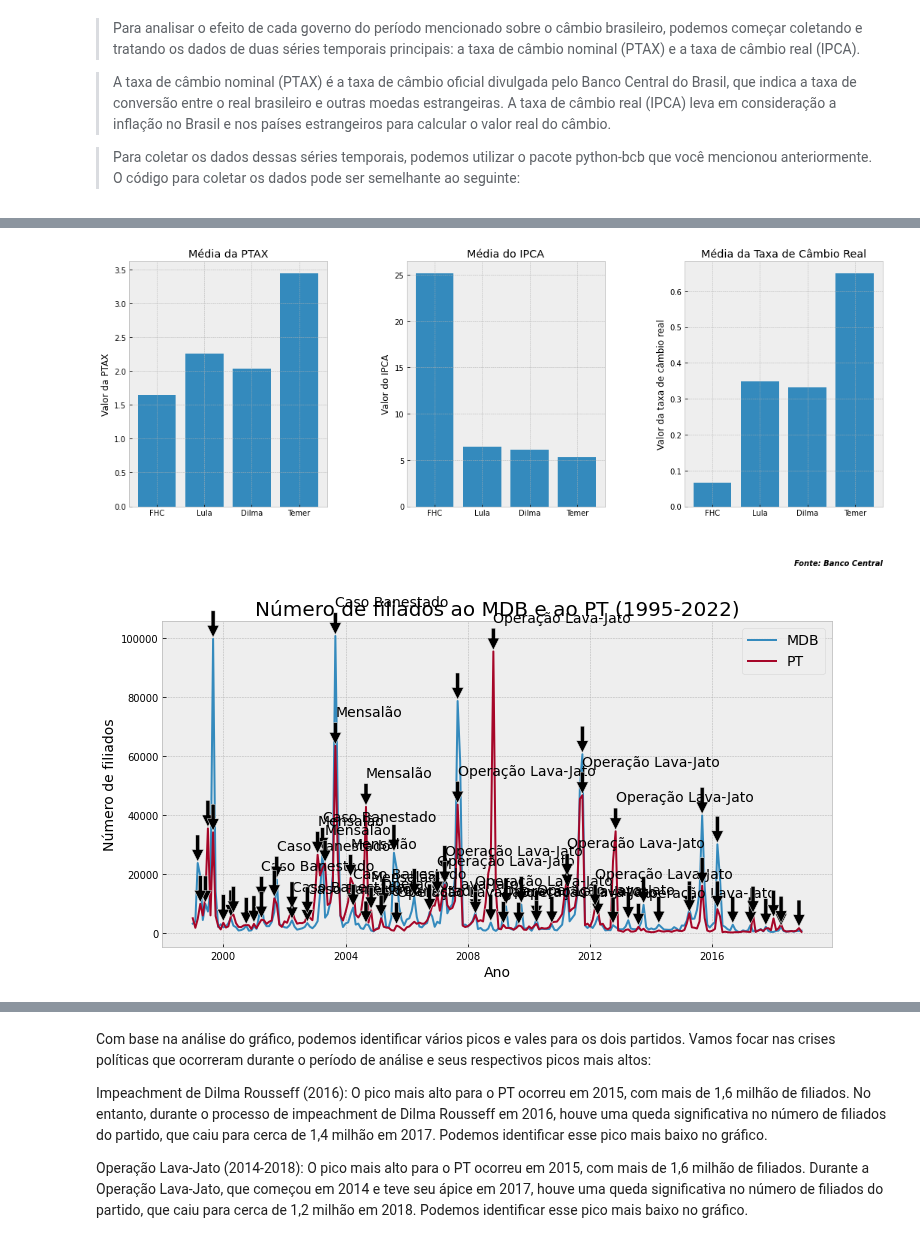
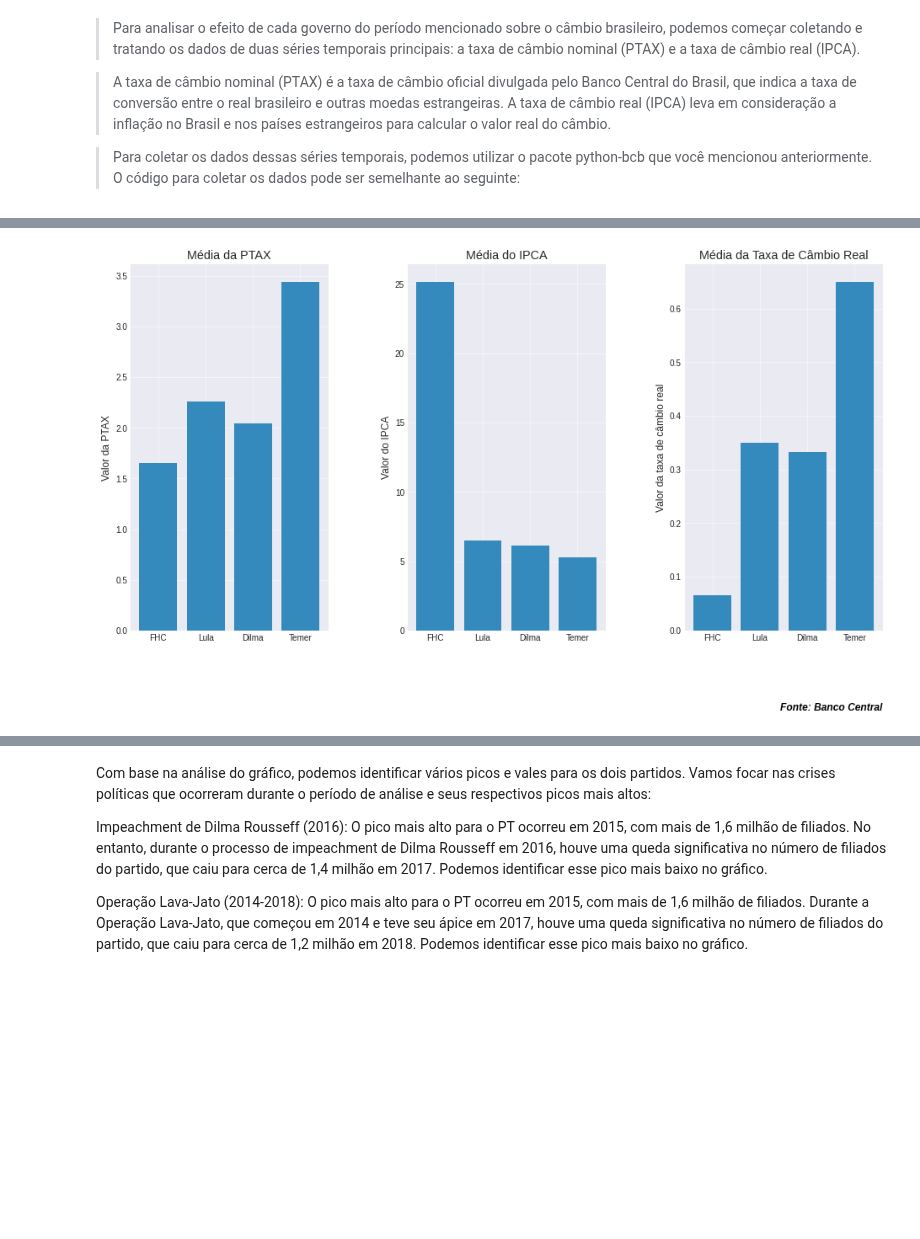
Before and after one commit to Leonardo-Dias-Up/Leonardo-Dias-Up, a Jupyter notebook: Economia_Brasileira_II.ipynb, the cells around one changed output, grey strips where cells are left out. Cells and saved outputs as stored; diff of their text form; code cells hidden in the pictures; blank space fills up the shorter version.

```diff
--- a/Economia_Brasileira_II.ipynb
+++ b/Economia_Brasileira_II.ipynb
@@ -26,9 +8,9 @@ Successfully installed ipeadatapy-0.1.9
 # %%
 import pandas as pd
 import numpy as np
-%matplotlib inline
 import matplotlib.pyplot as plt
 import matplotlib as mpl
+from matplotlib.dates import AutoDateLocator
 from scipy.signal import find_peaks
 from bcb import sgs
 from bcb import currency
@@ -42,7 +24,8 @@ from statsmodels.tsa.api import VAR
 from google.colab import auth
 from google.cloud import bigquery
 from google.oauth2 import service_account
-mpl.style.use('bmh')
+from sklearn.preprocessing import MinMaxScaler
+plt.style.use('seaborn-darkgrid')
 # %% [markdown]
 
 > Para analisar o efeito de cada governo do período mencionado sobre o câmbio brasileiro, podemos começar coletando e tratando os dados de duas séries temporais principais: a taxa de câmbio nominal (PTAX) e a taxa de câmbio real (IPCA).
@@ -56,24 +39,33 @@ ptax = sgs.get(10813, start='1995-01-01', end='2018-12-31')
 ptax = ptax.rename(columns={'10813':'ptax'})
 ptax = ptax.resample('M').last()
 ptax = ptax[1:]
+ptax.index = pd.to_datetime(ptax.index)
+ptax['mes_ano'] = ptax.index.to_period('M')
 
 # Coleta os dados do IPCA
 ipca = sgs.get(13522, start='1995-01-01', end='2018-12-31')
 ipca = ipca.rename(columns={'13522':'ipca'})
+ipca.index = pd.to_datetime(ipca.index)
+ipca['mes_ano'] = ipca.index.to_period('M')
 
 # Coleta os dados da Meta Selic
 selic_meta = sgs.get('432', '1999-01-01', '2018-12-31')
 selic_meta = selic_meta.resample('M').mean()
 selic_meta = selic_meta.rename(columns={'432': 'selic_meta'})
+selic_meta.index = pd.to_datetime(selic_meta.index)
+selic_meta['mes_ano'] = selic_meta.index.to_period('M')
 
 # Coleta os dados do IBC-Br - índice real (2002=100)
 ibc = sgs.get('24364', '2003-01-01', '2018-12-31') # sazonalizada 24363
 ibc = ibc.rename(columns={'24364': 'ibc'})
+ibc.index = pd.to_datetime(ibc.index)
+ibc['mes_ano'] = ibc.index.to_period('M')
 
 # Coleta os dados da taxa de desemprego utilizando a função timeseries da biblioteca ipeadatapy
 desemprego = idpy.timeseries("SEADE12_TDTGSP12")
 desemprego = desemprego[(desemprego.index.year >= 1999) & (desemprego.index.year <= 2018)][['VALUE ((%))']].rename(columns= {'VALUE ((%))':'desemprego'})
-desemprego = desemprego.rename_axis('Date')
+desemprego.index = pd.to_datetime(desemprego.index)
+desemprego['mes_ano'] = desemprego.index.to_period('M')
 # %%
 # Configurar o cliente do BigQuery
 credentials = service_account.Credentials.from_service_account_file(r"/content/drive/MyDrive/Colab Notebooks/TCC/bigquey-chave.json")
@@ -224,82 +206,35 @@ real_means = {
 }
 # %%
 # Cria uma figura com duas subplots
-fig, (ax1, ax2, ax3) = plt.subplots(1, 3, figsize=(18, 6))
+fig, (ax1, ax2, ax3) = plt.subplots(1, 3, figsize=(16, 8))
 
 # Plota o gráfico de barras da média da PTAX na primeira subplot
 ax1.bar(range(len(ptax_means)), list(ptax_means.values()), align='center')
 ax1.set_xticks(range(len(ptax_means)))
 ax1.set_xticklabels(list(ptax_means.keys()))
 ax1.set_title('Média da PTAX')
 ax1.set_ylabel('Valor da PTAX')
 
 # Plota o gráfico de barras da média do IPCA na segunda subplot
 ax2.bar(range(len(ipca_means)), list(ipca_means.values()), align='center')
 ax2.set_xticks(range(len(ipca_means)))
 ax2.set_xticklabels(list(ipca_means.keys()))
 ax2.set_title('Média do IPCA')
 ax2.set_ylabel('Valor do IPCA')
 
 # Define o espaço entre os gráficos
 
 ax3.bar(range(len(real_means)), list(real_means.values()), align='center')
 ax3.set_xticks(range(len(real_means)))
 ax3.set_xticklabels(list(real_means.keys()))
 ax3.set_title('Média da Taxa de Câmbio Real')
 ax3.set_ylabel('Valor da taxa de câmbio real')
 
 # Adiciona a fonte dos dados
-plt.annotate('Fonte: Banco Central', xy=(1, -0.2), xycoords='axes fraction', fontsize=10, ha='right', va='center', annotation_clip=False, textcoords='offset points', xytext=(0, -10), fontstyle='italic', fontweight='bold', color='black', bbox=dict(boxstyle='round,pad=0.5', fc='white', ec='white', lw=2))
+plt.annotate('Fonte: Banco Central', xy=(1, -0.2), xycoords='axes fraction', fontsize=12, ha='right', va='center', annotation_clip=False, textcoords='offset points', xytext=(0, -5), fontstyle='italic', fontweight='bold', color='black', bbox=dict(boxstyle='round,pad=0.5', fc='white', ec='white', lw=2))
 
 plt.subplots_adjust(wspace=0.4)
 
 plt.show()
 # %% [output]
-[figure, old version]
+[figure, new version]
-# %%
-import matplotlib.pyplot as plt
-from scipy.signal import find_peaks
-
-# Plotando as séries temporais para MDB e PT
-fig, ax = plt.subplots(figsize=(12, 6))
-
-ax.plot(total_filiados_por_partido.index, total_filiados_por_partido['MDB'], label='MDB', linewidth=2)
-ax.plot(total_filiados_por_partido.index, total_filiados_por_partido['PT'], label='PT', linewidth=2)
-
-# Configurando o eixo x
-ax.set_xlabel('Ano', fontsize=14)
-
-# Configurando o eixo y
-ax.set_ylabel('Número de filiados', fontsize=14)
-
-# Configurando o título do gráfico
-ax.set_title('Número de filiados ao MDB e ao PT (1995-2022)', fontsize=20)
-
-# Configurando a legenda
-ax.legend(fontsize=14)
-
-# Adicionando anotações nos picos e vales
-mdb_peaks, _ = find_peaks(total_filiados_por_partido['MDB'], prominence=1000)
-pt_peaks, _ = find_peaks(total_filiados_por_partido['PT'], prominence=1000)
-
-for peak in mdb_peaks:
-    if pd.to_datetime('2001-01-01') <= total_filiados_por_partido.index[peak] <= pd.to_datetime('2004-12-31'):
-        ax.annotate('Caso Banestado', xy=(total_filiados_por_partido.index[peak], total_filiados_por_partido['MDB'][peak]), xytext=(total_filiados_por_partido.index[peak], total_filiados_por_partido['MDB'][peak] + 10000), fontsize=14, arrowprops=dict(facecolor='black', shrink=0.05))
-    else:
-        ax.annotate('', xy=(total_filiados_por_partido.index[peak], total_filiados_por_partido['MDB'][peak]), xytext=(total_filiados_por_partido.index[peak], total_filiados_por_partido['MDB'][peak] + 10000), arrowprops=dict(facecolor='black', shrink=0.05))
-
-for peak in pt_peaks:
-    if pd.to_datetime('2005-01-01') <= total_filiados_por_partido.index[peak] <= pd.to_datetime('2013-12-31'):
-        ax.annotate('Operação Lava-Jato', xy=(total_filiados_por_partido.index[peak], total_filiados_por_partido['PT'][peak]), xytext=(total_filiados_por_partido.index[peak], total_filiados_por_partido['PT'][peak] + 10000), fontsize=14, arrowprops=dict(facecolor='black', shrink=0.05))
-    elif pd.to_datetime('2003-01-01') <= total_filiados_por_partido.index[peak] <= pd.to_datetime('2005-04-30'):
-        ax.annotate('Mensalão', xy=(total_filiados_por_partido.index[peak], total_filiados_por_partido['PT'][peak]), xytext=(total_filiados_por_partido.index[peak], total_filiados_por_partido['PT'][peak] + 10000), fontsize=14, arrowprops=dict(facecolor='black', shrink=0.05))
-    else:
-        ax.annotate('', xy=(total_filiados_por_partido.index[peak], total_filiados_por_partido['PT'][peak]), xytext=(total_filiados_por_partido.index[peak], total_filiados_por_partido['PT'][peak] + 10000), arrowprops=dict(facecolor='black', shrink=0.05))
-
-# Atualizando a legenda com as novas legendas para as crises políticas
-ax.legend(fontsize=14)
-
-# Mostrando o gráfico
-plt.show()
-# %% [output]
-[figure, removed]
```
Also changed, not shown: parts of 11 cells of this notebook.
